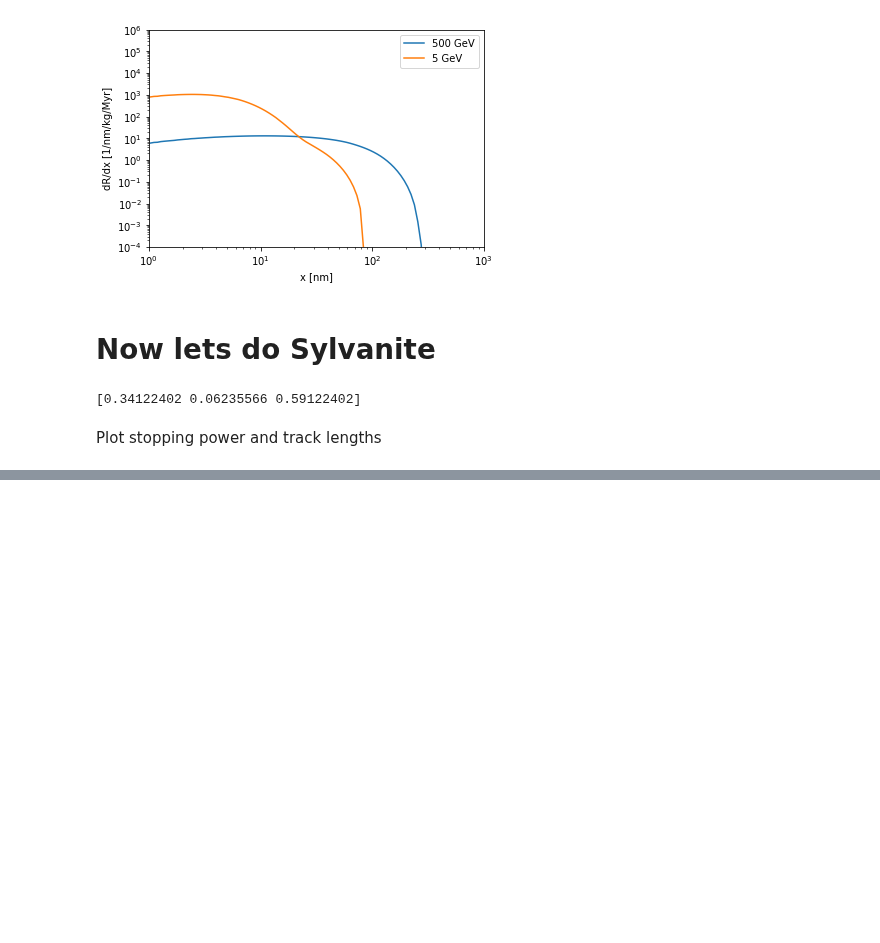
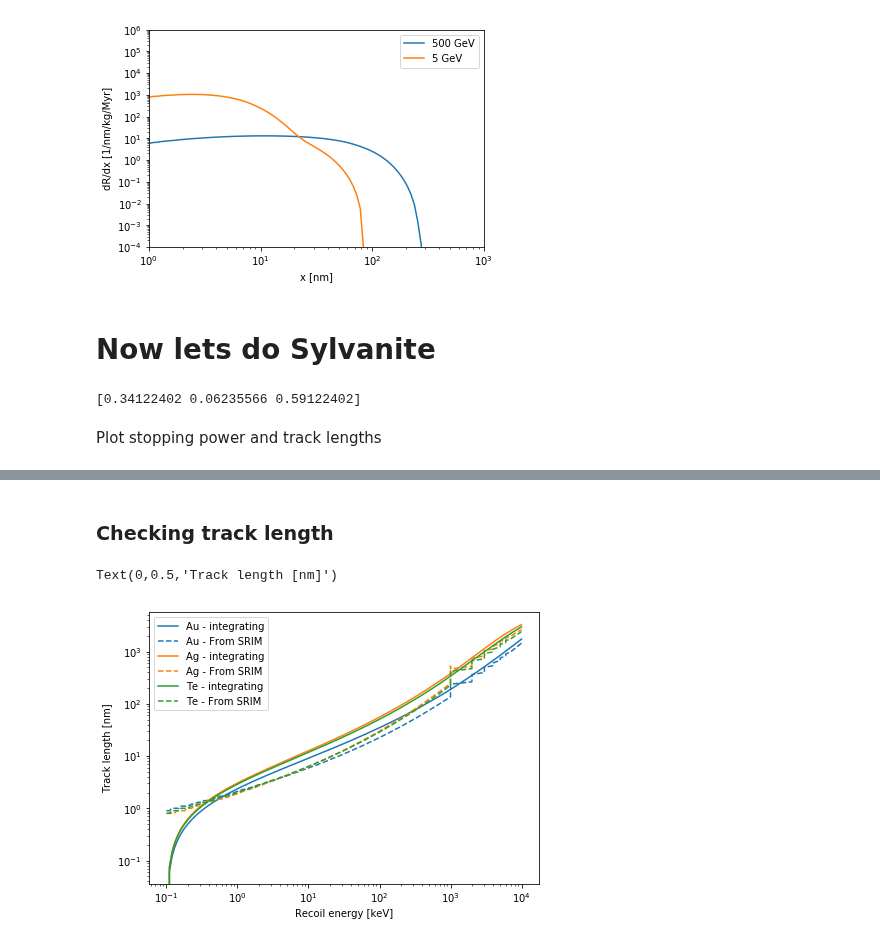
Before and after one commit to tedwards2412/paleo_detectors, a Jupyter notebook: Notebooks/Spectral_lim.ipynb, the cells around one changed output, grey strips where cells are left out. Cells and saved outputs as stored; diff of their text form; code cells hidden in the pictures; blank space fills up the shorter version.

```diff
--- a/Notebooks/Spectral_lim.ipynb
+++ b/Notebooks/Spectral_lim.ipynb
@@ -241,3 +247,30 @@ plt.show()
+# %% [markdown]
+### Checking track length
+# %%
+from scipy.integrate import cumtrapz
+
+
+plt.figure(figsize=(7,5))
+
+dist = cumtrapz(1/dEdx_data_Au,x=E_Au, initial=0)
+plt.loglog(E_Au,dist, color='C0',  label='Au - integrating')
+plt.loglog(E_Au, x_Au, color='C0', linestyle='--',label = 'Au - From SRIM')
+
+dist = cumtrapz(1/dEdx_data_Ag,x=E_Ag, initial=0)
+plt.loglog(E_Ag,dist, color='C1',  label='Ag - integrating')
+plt.loglog(E_Ag, x_Ag, color='C1', linestyle='--',label = 'Ag - From SRIM')
+
+dist = cumtrapz(1/dEdx_data_Te,x=E_Te, initial=0)
+plt.loglog(E_Te,dist, color='C2',  label='Te - integrating')
+plt.loglog(E_Te, x_Te, color='C2', linestyle='--',label = 'Te - From SRIM')
+
+plt.legend()
+
+plt.xlabel("Recoil energy [keV]")
+plt.ylabel("Track length [nm]")
+# %% [output]
+Text(0,0.5,'Track length [nm]')
+[figure, added]
 # %%
 dEdx_Syl = [dEdx_Au,dEdx_Ag,dEdx_Te]
 Etox_Syl = [Etox_Au,Etox_Ag,Etox_Te]
```
Also changed, not shown: parts of 4 cells of this notebook, 2 other files.
